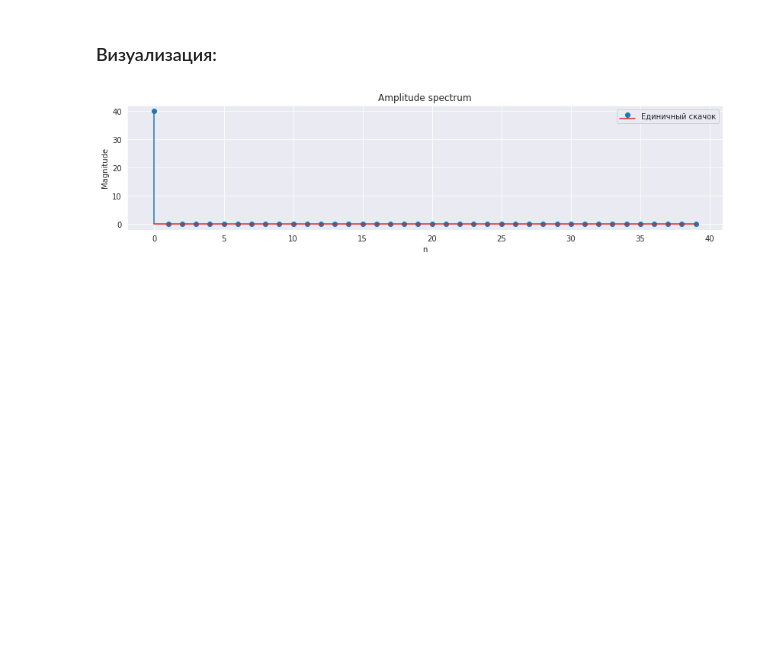
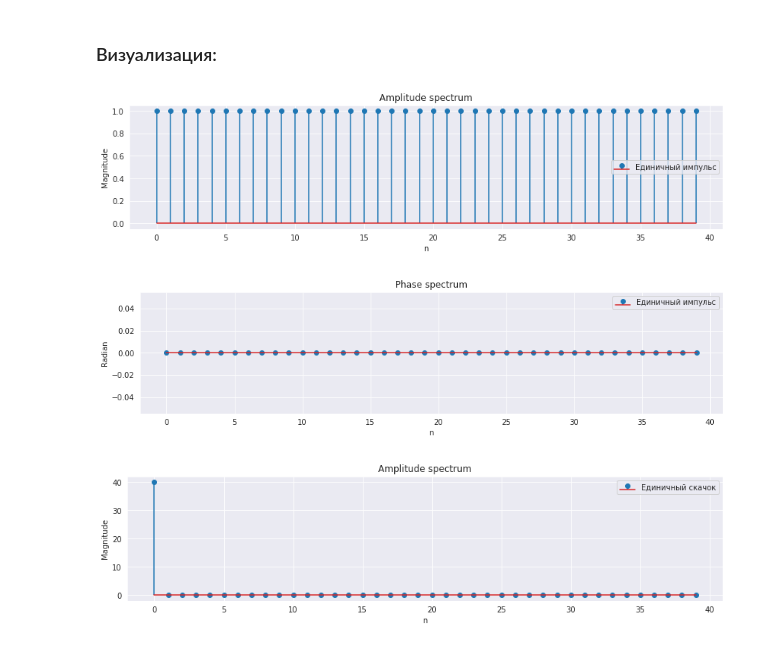
Before and after one commit to margochud/dsp_lab, a Jupyter notebook: lab2.ipynb, the cells around one changed output. Drawn from its saved outputs; the diff is of its cells as text; code cells hidden in the pictures; blank space fills up the shorter version.

```diff
--- a/lab2.ipynb
+++ b/lab2.ipynb
@@ -251,6 +251,11 @@ def draw_spec(spec, name=None, draw_A=True, draw_p=True, figsize=(14, 3), rescal
 1. Что в фазовом спектре является полезной информацией, а что - шумом? Почему? -->
 # %% [markdown]
 ### Визуализация:
+# %%
+draw_spec(DFT(signals["Единичный импульс"]), name="Единичный импульс")
+# %% [output]
+[figure, added]
+[figure, added]
 # %%
 draw_spec(DFT(signals["Единичный скачок"]), name="Единичный скачок")
 # %% [output]
```
Also changed, not shown: parts of 3 cells of this notebook.
